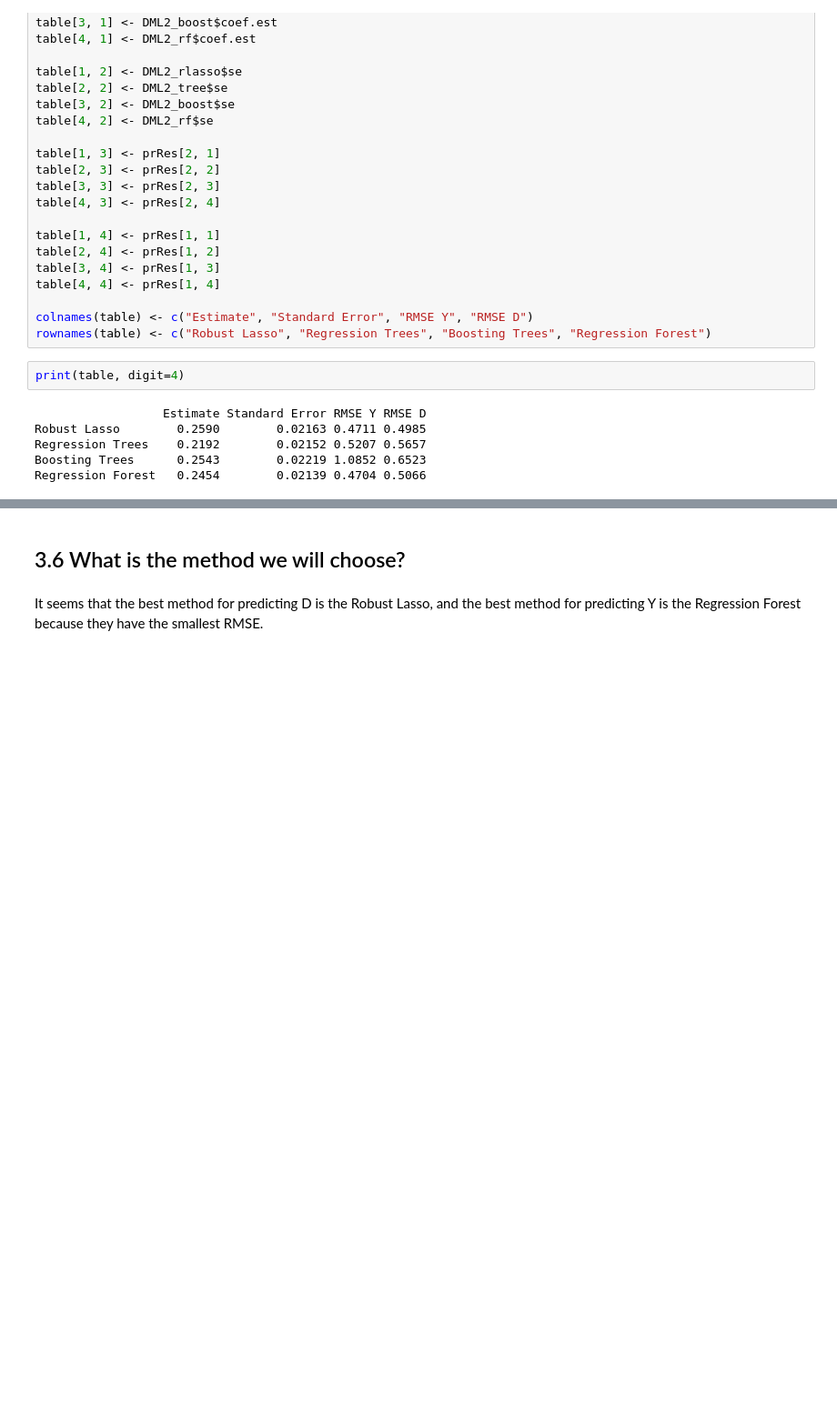
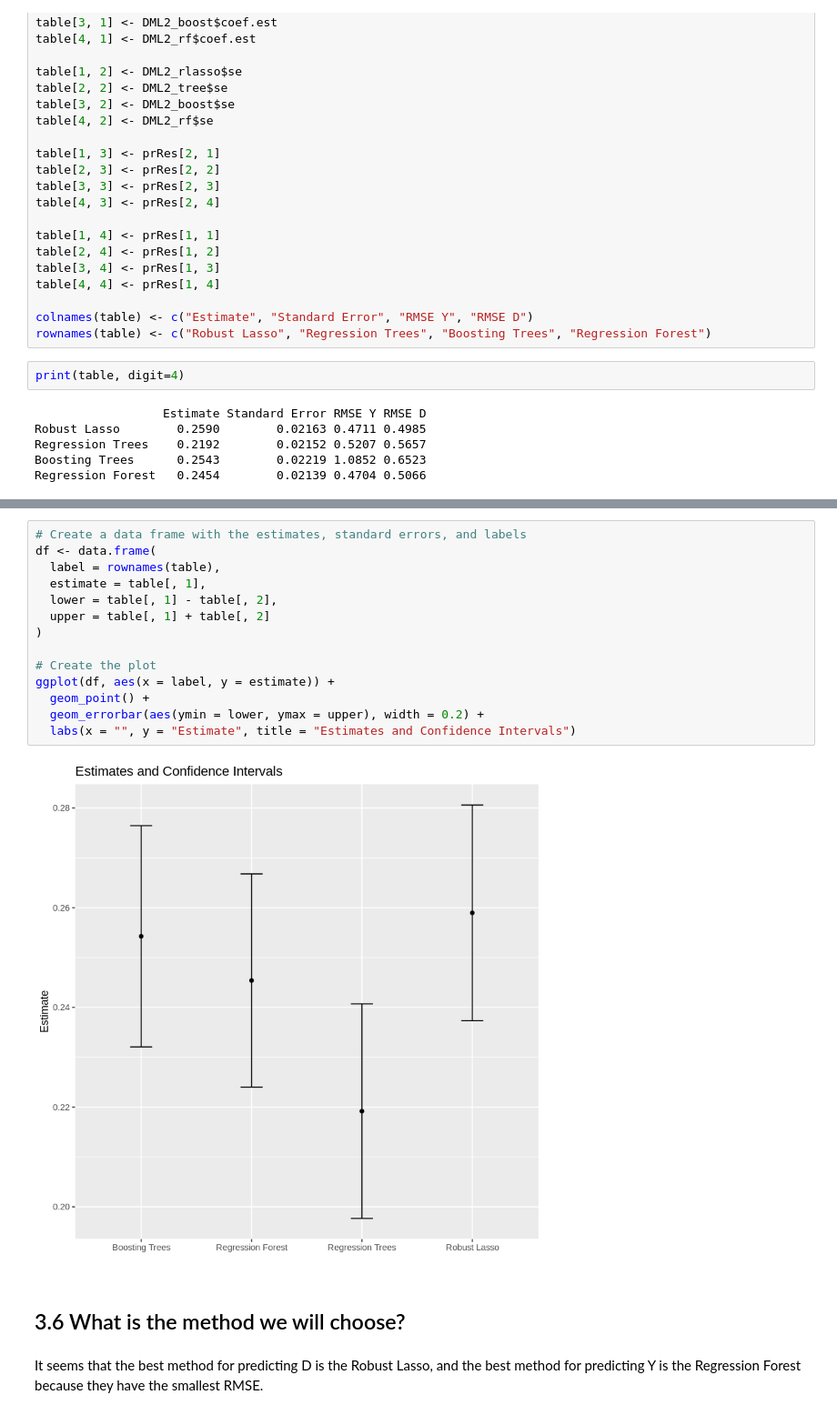
Before and after one commit to d2cml-ai/CausalAI-Course, a Jupyter notebook: labs/replication_5/group1_lab5_r.ipynb, the cells around one changed output, grey strips where cells are left out. Shown at 91% size. Drawn from its saved outputs; the diff is of its cells as text; blank space fills up the shorter version.

```diff
--- a/labs/replication_5/group1_lab5_r.ipynb
+++ b/labs/replication_5/group1_lab5_r.ipynb
@@ -538,3 +552,19 @@ Regression Forest   0.2454        0.02139 0.4704 0.5066
+# %%
+# Create a data frame with the estimates, standard errors, and labels
+df <- data.frame(
+  label = rownames(table),
+  estimate = table[, 1],
+  lower = table[, 1] - table[, 2],
+  upper = table[, 1] + table[, 2]
+)
+
+# Create the plot
+ggplot(df, aes(x = label, y = estimate)) +
+  geom_point() +
+  geom_errorbar(aes(ymin = lower, ymax = upper), width = 0.2) +
+  labs(x = "", y = "Estimate", title = "Estimates and Confidence Intervals")
+# %% [output]
+[figure, added]
 # %% [markdown]
 ## 3.6 What is the method we will choose?
 # %% [markdown]
```
Also changed, not shown: parts of 1 cell of this notebook.
